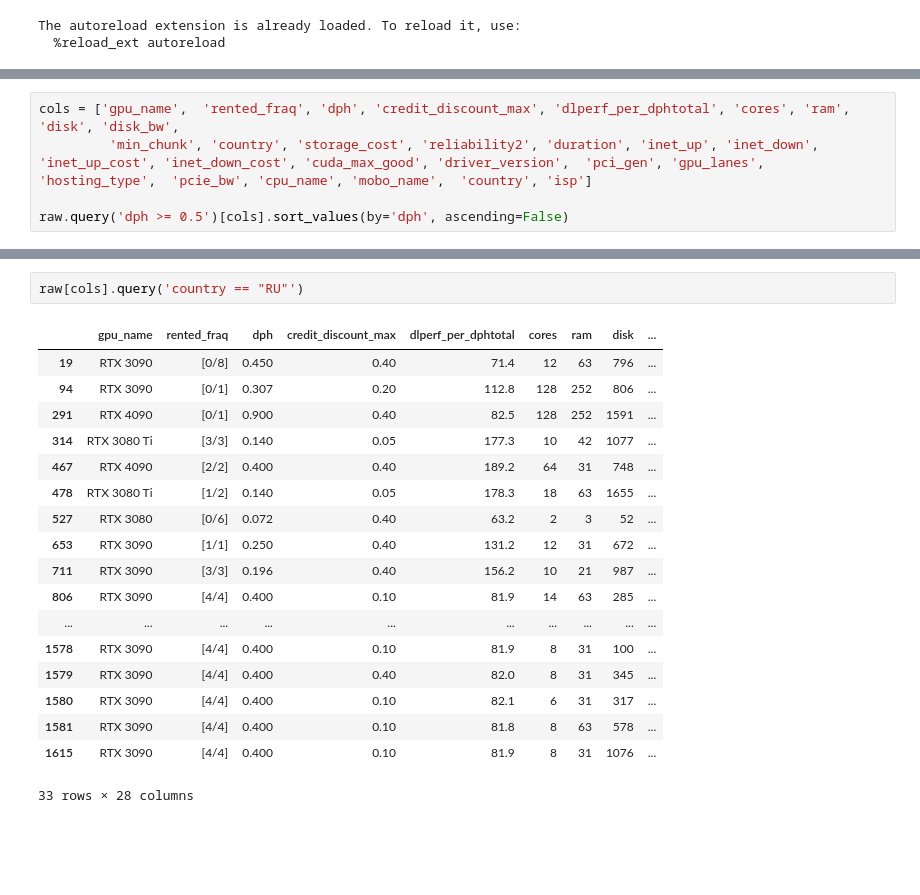
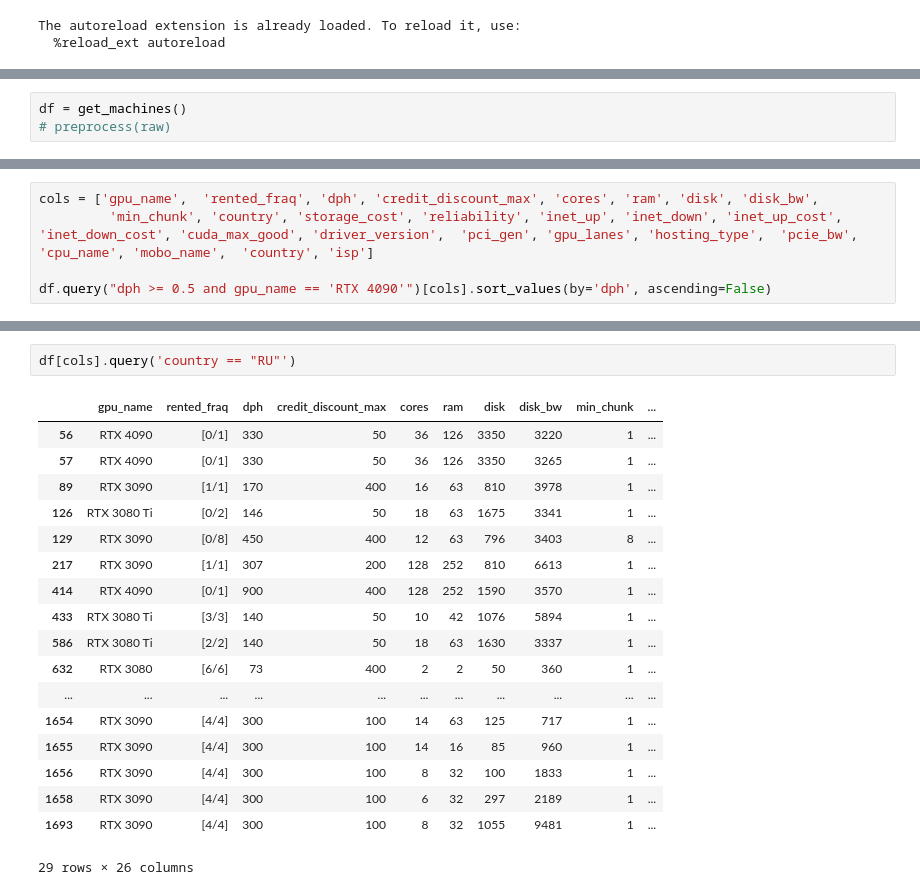
Before and after one commit to alkorolyov/vast-stats, a Jupyter notebook: notebooks/04_snapshot.ipynb, the cells around one changed output, grey strips where cells are left out. Cells and saved outputs as stored; diff of their text form; blank space fills up the shorter version.

```diff
--- a/notebooks/04_snapshot.ipynb
+++ b/notebooks/04_snapshot.ipynb
@@ -14 +13,4 @@ raw = get_machines()
+# %%
+df = get_machines()
+# preprocess(raw)
 # %%
@@ -48,6 +50,6 @@ raw.start_date = pd.to_datetime(raw.start_date * 1e9)
 # %%
-cols = ['gpu_name',  'rented_fraq', 'dph', 'credit_discount_max', 'dlperf_per_dphtotal', 'cores', 'ram', 'disk', 'disk_bw',
-         'min_chunk', 'country', 'storage_cost', 'reliability2', 'duration', 'inet_up', 'inet_down', 'inet_up_cost', 'inet_down_cost', 'cuda_max_good', 'driver_version',  'pci_gen', 'gpu_lanes', 'hosting_type',  'pcie_bw', 'cpu_name', 'mobo_name',  'country', 'isp']
+cols = ['gpu_name',  'rented_fraq', 'dph', 'credit_discount_max', 'cores', 'ram', 'disk', 'disk_bw',
+         'min_chunk', 'country', 'storage_cost', 'reliability', 'inet_up', 'inet_down', 'inet_up_cost', 'inet_down_cost', 'cuda_max_good', 'driver_version',  'pci_gen', 'gpu_lanes', 'hosting_type',  'pcie_bw', 'cpu_name', 'mobo_name',  'country', 'isp']
 
-raw.query('dph >= 0.5')[cols].sort_values(by='dph', ascending=False)
+df.query("dph >= 0.5 and gpu_name == 'RTX 4090'")[cols].sort_values(by='dph', ascending=False)
 # %% [output]
@@ -80,21 +88,21 @@ raw.query('num_gpus == 14')[cols]
 # %%
-raw[cols].query('country == "RU"')
+df[cols].query('country == "RU"')
 # %% [output]
-|  | gpu_name | rented_fraq | dph | credit_discount_max | dlperf_per_dphtotal | cores | ram | disk | ... |
-| 19 | RTX 3090 | [0/8] | 0.450 | 0.40 | 71.4 | 12 | 63 | 796 | ... |
-| 94 | RTX 3090 | [0/1] | 0.307 | 0.20 | 112.8 | 128 | 252 | 806 | ... |
-| 291 | RTX 4090 | [0/1] | 0.900 | 0.40 | 82.5 | 128 | 252 | 1591 | ... |
-| 314 | RTX 3080 Ti | [3/3] | 0.140 | 0.05 | 177.3 | 10 | 42 | 1077 | ... |
-| 467 | RTX 4090 | [2/2] | 0.400 | 0.40 | 189.2 | 64 | 31 | 748 | ... |
-| 478 | RTX 3080 Ti | [1/2] | 0.140 | 0.05 | 178.3 | 18 | 63 | 1655 | ... |
-| 527 | RTX 3080 | [0/6] | 0.072 | 0.40 | 63.2 | 2 | 3 | 52 | ... |
-| 653 | RTX 3090 | [1/1] | 0.250 | 0.40 | 131.2 | 12 | 31 | 672 | ... |
-| 711 | RTX 3090 | [3/3] | 0.196 | 0.40 | 156.2 | 10 | 21 | 987 | ... |
-| 806 | RTX 3090 | [4/4] | 0.400 | 0.10 | 81.9 | 14 | 63 | 285 | ... |
-| ... | ... | ... | ... | ... | ... | ... | ... | ... | ... |
-| 1578 | RTX 3090 | [4/4] | 0.400 | 0.10 | 81.9 | 8 | 31 | 100 | ... |
-| 1579 | RTX 3090 | [4/4] | 0.400 | 0.40 | 82.0 | 8 | 31 | 345 | ... |
-| 1580 | RTX 3090 | [4/4] | 0.400 | 0.10 | 82.1 | 6 | 31 | 317 | ... |
-| 1581 | RTX 3090 | [4/4] | 0.400 | 0.10 | 81.8 | 8 | 63 | 578 | ... |
-| 1615 | RTX 3090 | [4/4] | 0.400 | 0.10 | 81.9 | 8 | 31 | 1076 | ... |
+|  | gpu_name | rented_fraq | dph | credit_discount_max | cores | ram | disk | disk_bw | min_chunk | ... |
+| 56 | RTX 4090 | [0/1] | 330 | 50 | 36 | 126 | 3350 | 3220 | 1 | ... |
+| 57 | RTX 4090 | [0/1] | 330 | 50 | 36 | 126 | 3350 | 3265 | 1 | ... |
+| 89 | RTX 3090 | [1/1] | 170 | 400 | 16 | 63 | 810 | 3978 | 1 | ... |
+| 126 | RTX 3080 Ti | [0/2] | 146 | 50 | 18 | 63 | 1675 | 3341 | 1 | ... |
+| 129 | RTX 3090 | [0/8] | 450 | 400 | 12 | 63 | 796 | 3403 | 8 | ... |
+| 217 | RTX 3090 | [1/1] | 307 | 200 | 128 | 252 | 810 | 6613 | 1 | ... |
+| 414 | RTX 4090 | [0/1] | 900 | 400 | 128 | 252 | 1590 | 3570 | 1 | ... |
+| 433 | RTX 3080 Ti | [3/3] | 140 | 50 | 10 | 42 | 1076 | 5894 | 1 | ... |
+| 586 | RTX 3080 Ti | [2/2] | 140 | 50 | 18 | 63 | 1630 | 3337 | 1 | ... |
+| 632 | RTX 3080 | [6/6] | 73 | 400 | 2 | 2 | 50 | 360 | 1 | ... |
+| ... | ... | ... | ... | ... | ... | ... | ... | ... | ... | ... |
+| 1654 | RTX 3090 | [4/4] | 300 | 100 | 14 | 63 | 125 | 717 | 1 | ... |
+| 1655 | RTX 3090 | [4/4] | 300 | 100 | 14 | 16 | 85 | 960 | 1 | ... |
+| 1656 | RTX 3090 | [4/4] | 300 | 100 | 8 | 32 | 100 | 1833 | 1 | ... |
+| 1658 | RTX 3090 | [4/4] | 300 | 100 | 6 | 32 | 297 | 2189 | 1 | ... |
+| 1693 | RTX 3090 | [4/4] | 300 | 100 | 8 | 32 | 1055 | 9481 | 1 | ... |
-33 rows × 28 columns
+29 rows × 26 columns
```
Also changed, not shown: parts of 5 cells of this notebook, 8 other files.
